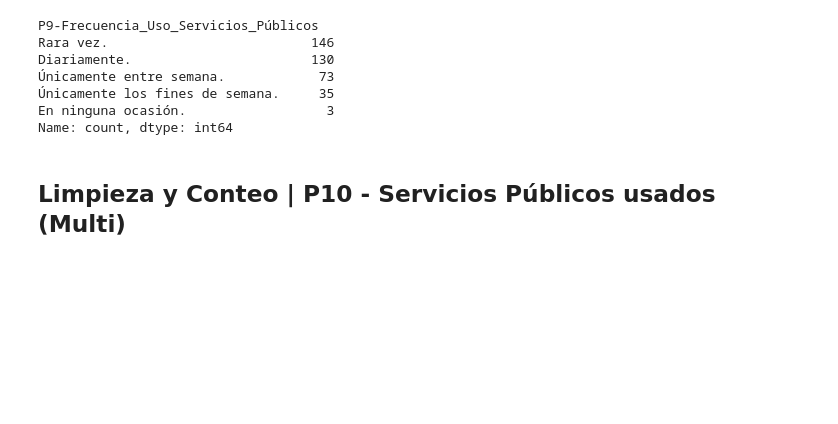
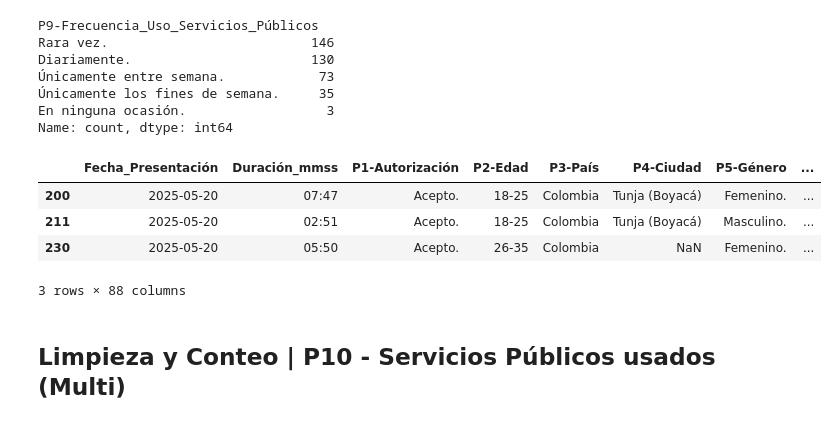
Before and after one commit to JorgeDanielRamirezNieves/Flex-Drive, a Jupyter notebook: Data-Analytics/code/Big-Data/FlexDrive_LimpiezaBigData.ipynb, the cells around one changed output. Saved outputs shown, nothing was run; the diff lists cells and outputs as text; code cells hidden in the pictures; blank space fills up the shorter version.

```diff
--- a/Data-Analytics/code/Big-Data/FlexDrive_LimpiezaBigData.ipynb
+++ b/Data-Analytics/code/Big-Data/FlexDrive_LimpiezaBigData.ipynb
@@ -383,6 +403,14 @@ Diariamente.                       130
 Únicamente los fines de semana.     35
 En ninguna ocasión.                  3
 Name: count, dtype: int64
+# %%
+df_FlexDrive[df_FlexDrive["P9-Frecuencia_Uso_Servicios_Públicos"] == "En ninguna ocasión."]
+# %% [output]
+|  | Fecha_Presentación | Duración_mmss | P1-Autorización | P2-Edad | P3-País | P4-Ciudad | P5-Género | ... |
+| 200 | 2025-05-20 | 07:47 | Acepto. | 18-25 | Colombia | Tunja (Boyacá) | Femenino. | ... |
+| 211 | 2025-05-20 | 02:51 | Acepto. | 18-25 | Colombia | Tunja (Boyacá) | Masculino. | ... |
+| 230 | 2025-05-20 | 05:50 | Acepto. | 26-35 | Colombia | NaN | Femenino. | ... |
+3 rows × 88 columns
 # %% [markdown]
 ## Limpieza y Conteo | P10 - Servicios Públicos usados (Multi)
 # %%
```
Also changed, not shown: parts of 5 cells of this notebook, 8 other files.
